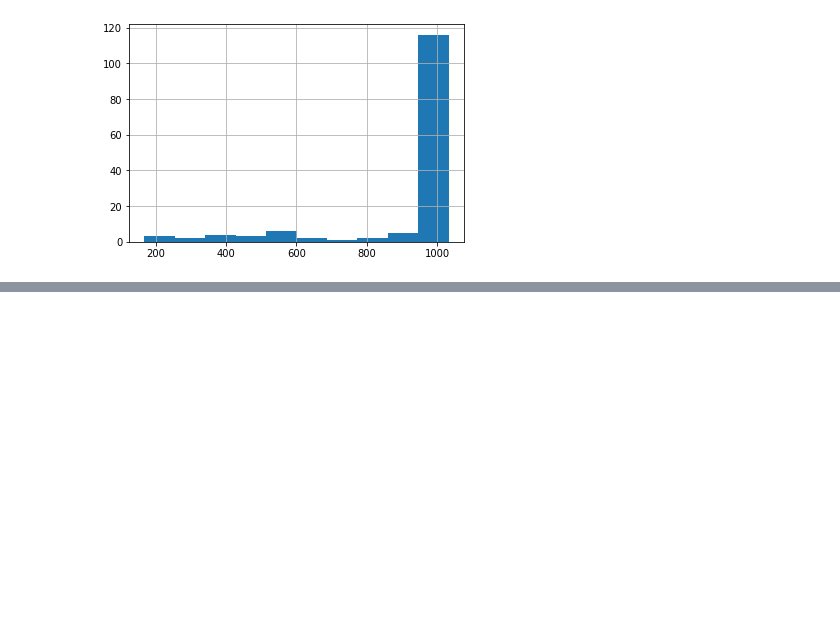
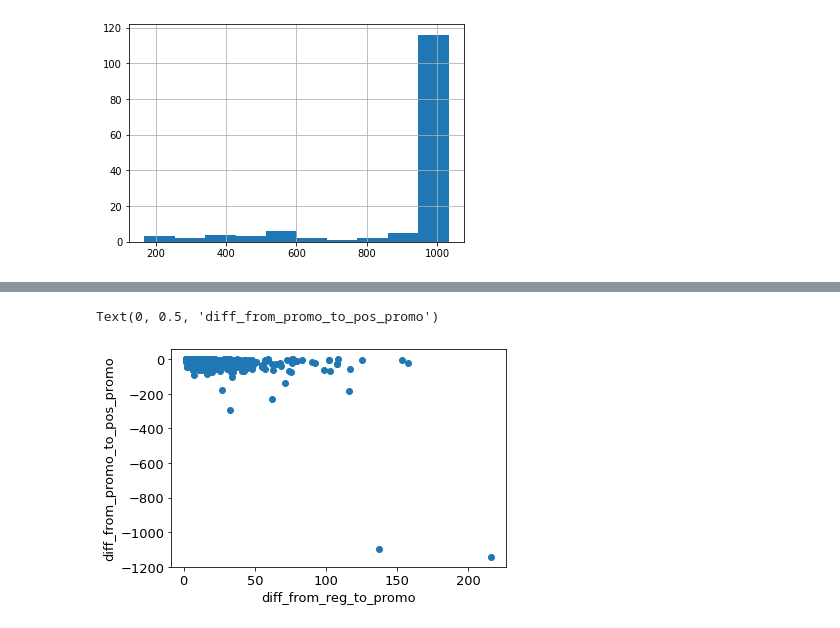
Before and after one commit to dinhgiangltk/analysis-projects, a Jupyter notebook: product_cannibalization/case_product_promotion.ipynb, the cells around one changed output, grey strips where cells are left out. Drawn from its saved outputs; the diff is of its cells as text; code cells hidden in the pictures; blank space fills up the shorter version.

```diff
--- a/product_cannibalization/case_product_promotion.ipynb
+++ b/product_cannibalization/case_product_promotion.ipynb
@@ -605,0 +465,10 @@ Warning: When  cdn_resources is 'local' jupyter notebook has issues displaying g
+# %%
+# for more details about how cannibals make influence on victims, try finding a specific cannibalization case,
+# which has the significant impact with the higher 90% probability
+# in the scatter plot, there are some cases having victim's revenue increase volumne after cannibal's promotion over 200 units, and the decrease volumne within cannibal's promotion over 50 units
+plt.scatter(x=df_CI_analysis.query(f"prob_causal_effect >= {min_prob}")["diff_in_units_from_reg_to_promo"], y=df_CI_analysis.query("prob_causal_effect >= 90")["diff_in_units_from_promo_to_pos_promo"])
+plt.xlabel("diff_from_reg_to_promo")
+plt.ylabel("diff_from_promo_to_pos_promo")
+# %% [output]
+Text(0, 0.5, 'diff_from_promo_to_pos_promo')
+[figure, added]
```
Also changed, not shown: parts of 56 cells of this notebook, 2 other files.
